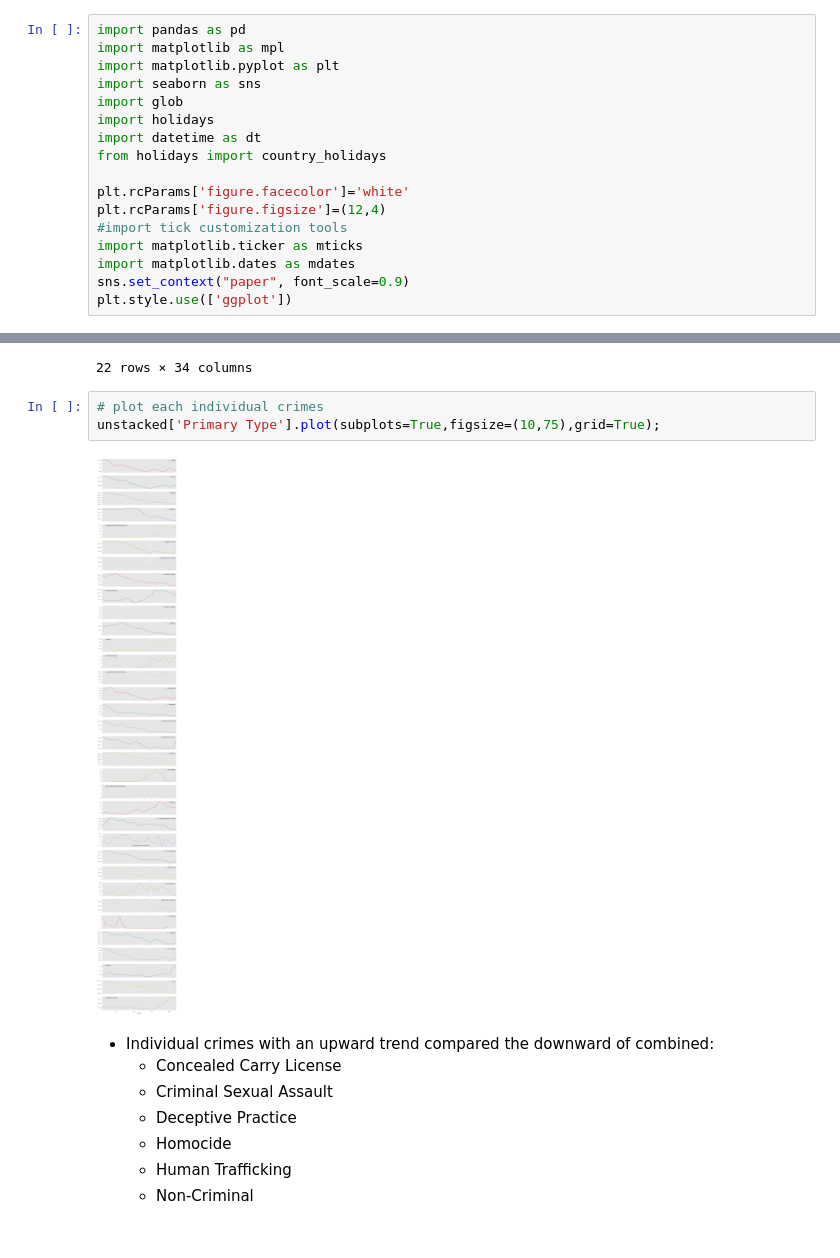
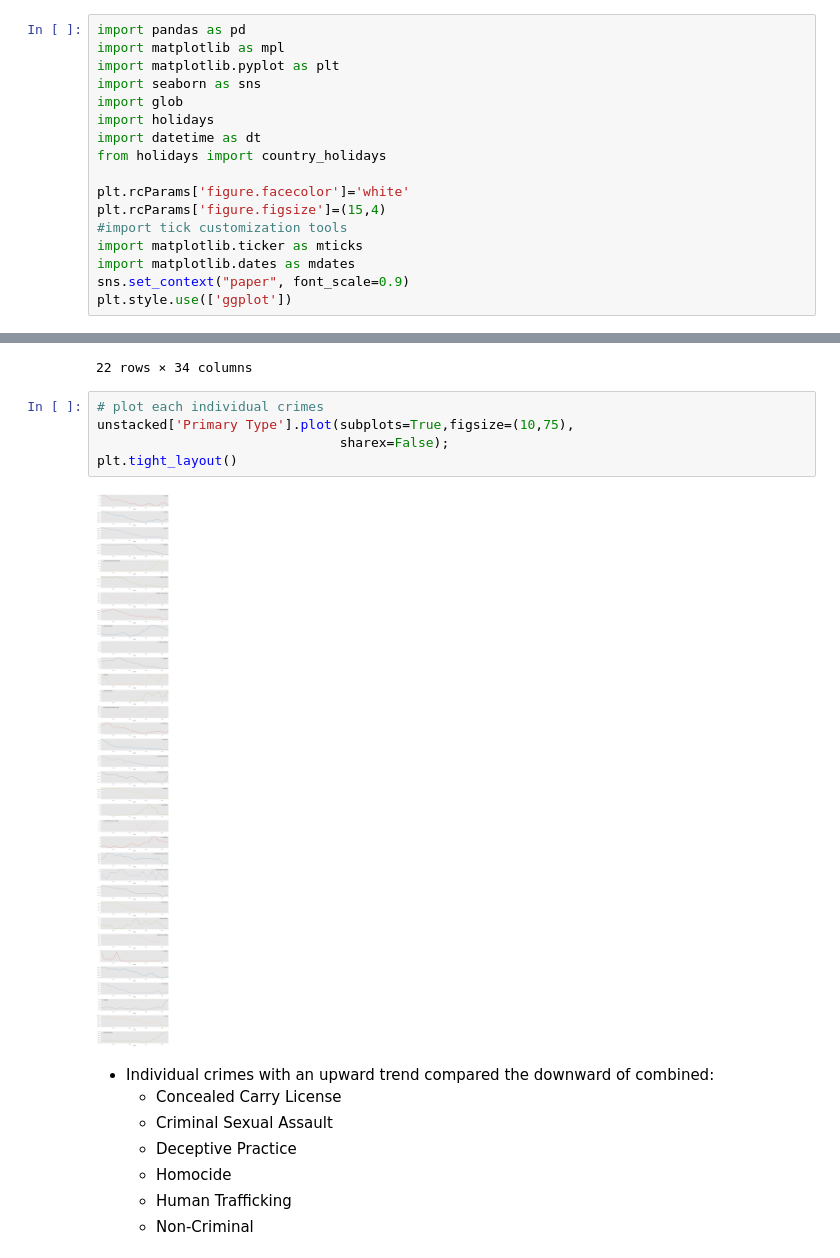
Before and after one commit to LoveidaLucero/Chicago-Crime-Trends, a Jupyter notebook: Part 1.ipynb, the cells around one changed output, grey strips where cells are left out. Saved outputs shown, nothing was run; the diff lists cells and outputs as text.

```diff
--- a/Part 1.ipynb
+++ b/Part 1.ipynb
@@ -15,7 +15,7 @@ import datetime as dt
 from holidays import country_holidays
 
 plt.rcParams['figure.facecolor']='white'
-plt.rcParams['figure.figsize']=(12,4)
+plt.rcParams['figure.figsize']=(15,4)
 #import tick customization tools
 import matplotlib.ticker as mticks
 import matplotlib.dates as mdates
@@ -350,9 +353,11 @@ unstacked
 22 rows × 34 columns
 # %%
 # plot each individual crimes
-unstacked['Primary Type'].plot(subplots=True,figsize=(10,75),grid=True);
+unstacked['Primary Type'].plot(subplots=True,figsize=(10,75),
+                               sharex=False);
+plt.tight_layout()
 # %% [output]
-[figure, old version]
+[figure, new version]
 # %% [markdown]
 - Individual crimes with an upward trend compared the downward of combined:
     - Concealed Carry License
```
Also changed, not shown: parts of 9 cells of this notebook.
